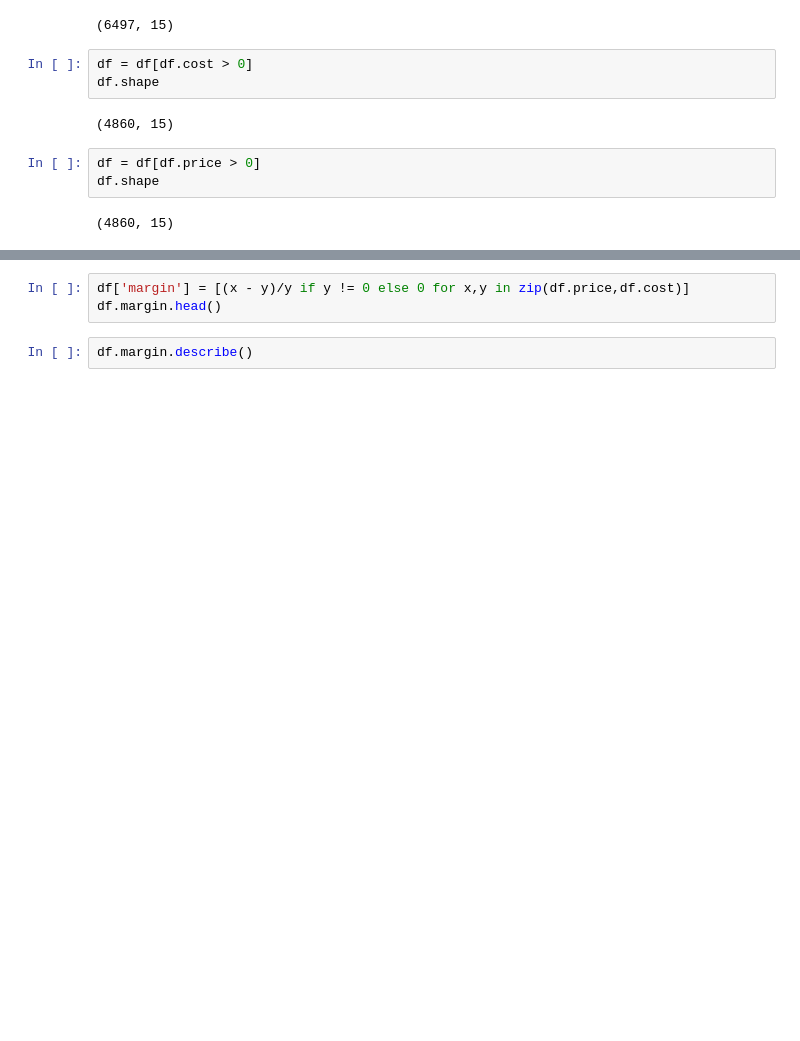
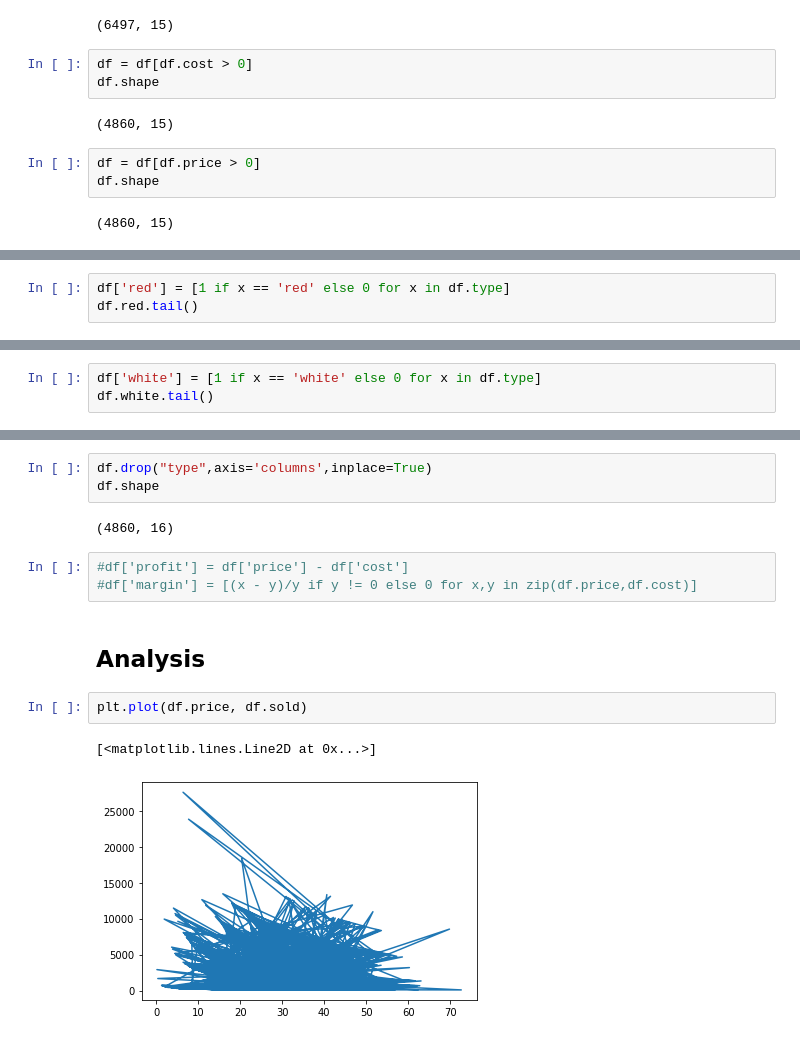
Before and after one commit to raquelcreis/wine_profit, a Jupyter notebook: notebook.ipynb, the cells around one changed output, grey strips where cells are left out. Drawn from its saved outputs; the diff is of its cells as text; blank space fills up the shorter version.

```diff
--- a/notebook.ipynb
+++ b/notebook.ipynb
@@ -79,0 +68,3 @@ df.profit.hist()
+# %%
+df['red'] = [1 if x == 'red' else 0 for x in df.type]
+df.red.tail()
@@ -79,0 +78,3 @@ df.profit.hist()
+# %%
+df['white'] = [1 if x == 'white' else 0 for x in df.type]
+df.white.tail()
@@ -80,5 +97,15 @@ df.profit.hist()
+# %%
+df.drop("type",axis='columns',inplace=True)
+df.shape
+# %% [output]
+(4860, 16)
 # %%
-df['margin'] = [(x - y)/y if y != 0 else 0 for x,y in zip(df.price,df.cost)]
-df.margin.head()
+#df['profit'] = df['price'] - df['cost']
+#df['margin'] = [(x - y)/y if y != 0 else 0 for x,y in zip(df.price,df.cost)]
-# %%
-df.margin.describe()
+# %% [markdown]
+## Analysis
+# %%
+plt.plot(df.price, df.sold)
+# %% [output]
+[<matplotlib.lines.Line2D at 0x...>]
+[figure, added]
```
Also changed, not shown: parts of 8 cells of this notebook.
